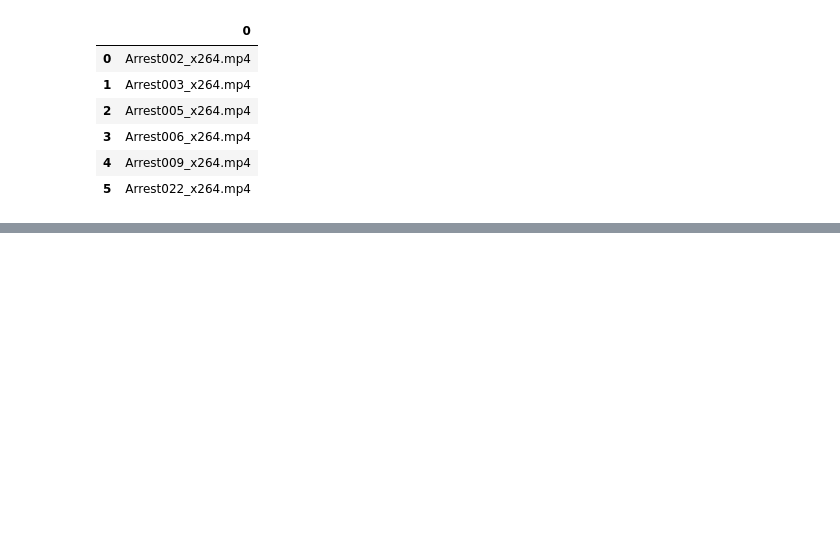
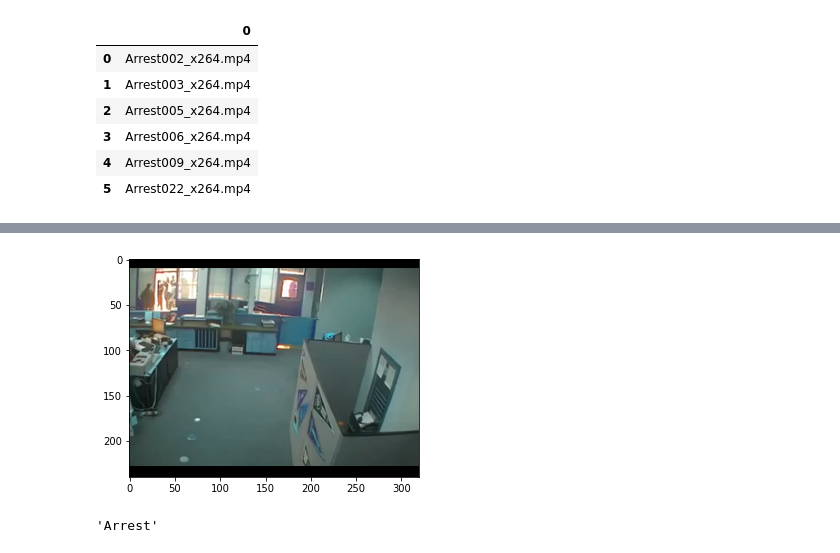
Before and after one commit to utkarshpaliwal9/Anomaly-Detection, a Jupyter notebook: Major_project.ipynb, the cells around one changed output, grey strips where cells are left out. Cells and saved outputs as stored; diff of their text form; code cells hidden in the pictures; blank space fills up the shorter version.

```diff
--- a/Major_project.ipynb
+++ b/Major_project.ipynb
@@ -540,3 +535,14 @@ UnboundLocalError: ignored
+# %%
+def test_video(video_name):
+  arr = video_name.split('/')
+  video_name = arr[len(arr)-1]
+  name = ""
+  for i in range(len(video_name)):
+    if (not video_name[i].isdigit()) and (video_name[i] != '_'):
+      name += video_name[i]
+    else:
+      break
+  return name
 # %%
 # Tube Extraction Annotations
 !wget 'imagelab.ing.unimore.it/anomaly_locality/UCFCrime2Local.zip'
@@ -667,0 +810,37 @@ def branch(last_convlstm_layer, name):
+# %%
+def predict(video_name):
+
+  # print(video_name[len(video_name)-3:])
+
+  if(video_name[len(video_name)-3:] != "mp4"):
+    print("Wrong format")
+    return None
+
+  import cv2
+  import matplotlib.pyplot as plt
+  import matplotlib.image as mpimg
+
+  vidcap = cv2.VideoCapture(video_name)
+  success,image = vidcap.read()
+  imgplot = plt.imshow(image)
+  plt.show()
+
+  # count = 0
+  # while success:
+  #   cv2.imwrite("frame%d.jpg" % count, image)     # save frame as JPEG file
+  #   success,image = vidcap.read()
+  #   print('Read a new frame: ', success)
+  #   count += 1
+
+  # img=mpimg.imread('your_image.png')
+  # imgplot = plt.imshow(img)
+  # plt.show()
+
+  return test_video(video_name)
+# %%
+#RUN THIS FUNCTION TO GET CLASSES
+
+predict('/content/drive/My Drive/Project/AnomalyVideos/Arrest001_x264.mp4')
+# %% [output]
+[figure, added]
+'Arrest'
```
Also changed, not shown: parts of 11 cells of this notebook.
